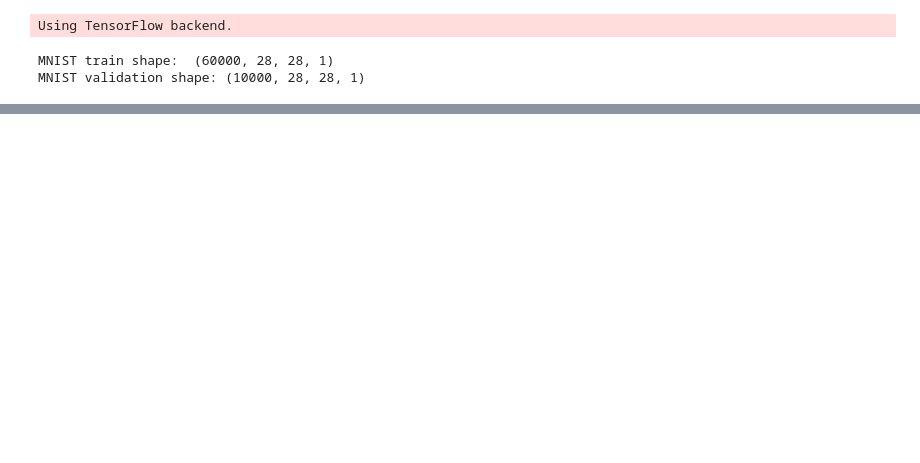
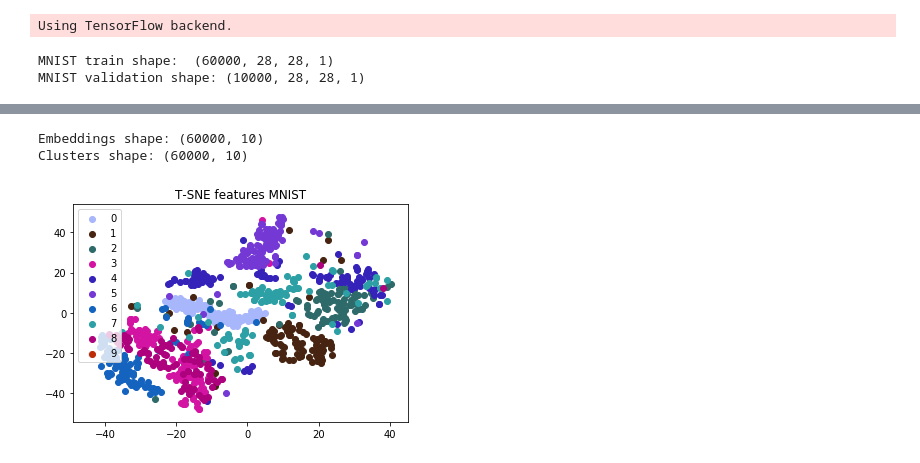
Before and after one commit to eloygeenjaar/cv-dl, a Jupyter notebook: dcec-train.ipynb, the cells around one changed output, grey strips where cells are left out. Drawn from its saved outputs; the diff is of its cells as text; code cells hidden in the pictures; blank space fills up the shorter version.

Commit message:
Implementation of DCEC + training script and t-SNE plots

```diff
--- a/dcec-train.ipynb
+++ b/dcec-train.ipynb
@@ -21,12 +27,12 @@ MNIST train shape:  (60000, 28, 28, 1)
 MNIST validation shape: (10000, 28, 28, 1)
 # %%
 dcec = DCEC()
-dcec.compile(optimizer='adam',
+dcec.compile(optimizer='sgd',
               loss='mse')
 dcec.fit(mnist_train_data,
          mnist_train_data,
          batch_size=batch_size,
-         epochs=50,
+         epochs=100,
          verbose=1)
 # %% [output]
 WARNING:tensorflow:From /usr/local/lib/python3.7/site-packages/tensorflow/python/ops/resource_variable_ops.py:435: colocate_with (from tensorflow.python.framework.ops) is deprecated and will be remove ...
@@ -38,0 +56,48 @@ Epoch 1/50
+# %%
+#encoder = Model(inputs=dcec.layers[0].input, outputs=dcec.get_layer(name='dense1').output)
+embed = keras.backend.function([dcec.layers[0].input],
+                                              [dcec.get_layer(name='dense1').output])
+embeddings = np.asarray(embed(mnist_train_data)).squeeze(0)
+normalizer = Normalizer(norm='l2')
+#embeddings = encoder.predict(mnist_train_data)
+
+print(f'Embeddings shape: {embeddings.shape}')
+embeddings = normalizer.fit_transform(embeddings)
+clusters = KMeans(n_clusters=10).fit_transform(embeddings)
+print(f'Clusters shape: {clusters.shape}')
+# %% [output]
+Embeddings shape: (60000, 10)
+Clusters shape: (60000, 10)
+# %%
+def plot_tsne(data: np.ndarray,
+              labels: np.ndarray,
+              dataset_name: np.ndarray,
+              num_samples_per_class: int = 100) -> None:
+    unique_labels = np.unique(labels)
+    x_tsne = np.array([])
+    for i in range(len(unique_labels)):
+        label_ix = np.argwhere(unique_labels[i] == labels).flatten()
+        random_labels_ix = np.random.choice(label_ix, num_samples_per_class)
+        random_label_data = data[random_labels_ix, :]
+        random_label_data = np.reshape(random_label_data, (num_samples_per_class, -1))
+        if i == 0:
+            x_tsne = random_label_data
+        else:
+            x_tsne = np.vstack((x_tsne, random_label_data))
+    tsne_emb = TSNE(n_components=2).fit_transform(x_tsne)
+    for i in range(len(unique_labels)):
+        rgb = np.random.rand(3,)
+        start_slice = (i+1)*num_samples_per_class
+        stop_slice = (i+2)*num_samples_per_class
+        x_plot = tsne_emb[()]
+        plt.scatter(tsne_emb[start_slice:stop_slice, 0], tsne_emb[start_slice:stop_slice,1], c=[rgb])
+    plt.title(f'T-SNE features {dataset_name}')
+    plt.legend(unique_labels)
+    plt.show()
+
+plot_tsne(mnist_train_data,
+          mnist_train_labels,
+          dataset_name='MNIST',
+          num_samples_per_class=100)
+# %% [output]
+[figure, added]
```
Also changed, not shown: parts of 8 cells of this notebook, 1 other file.
